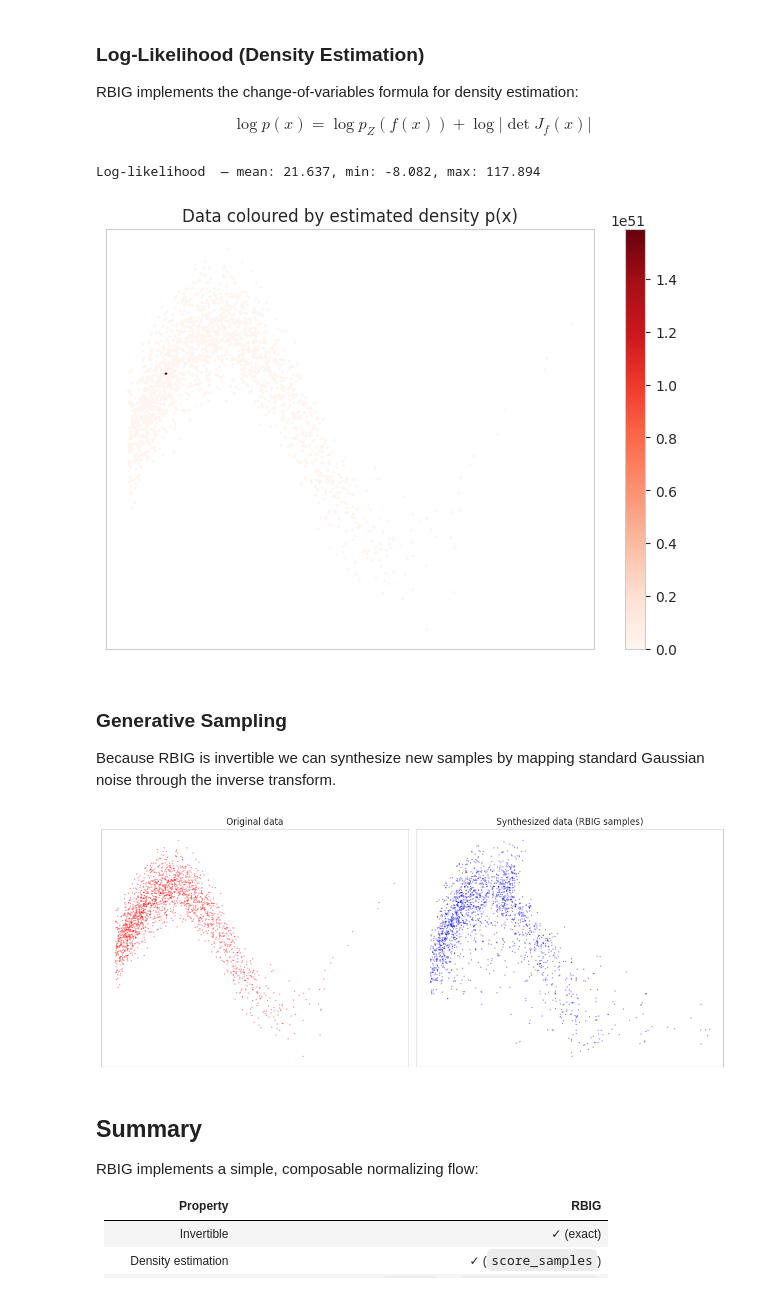
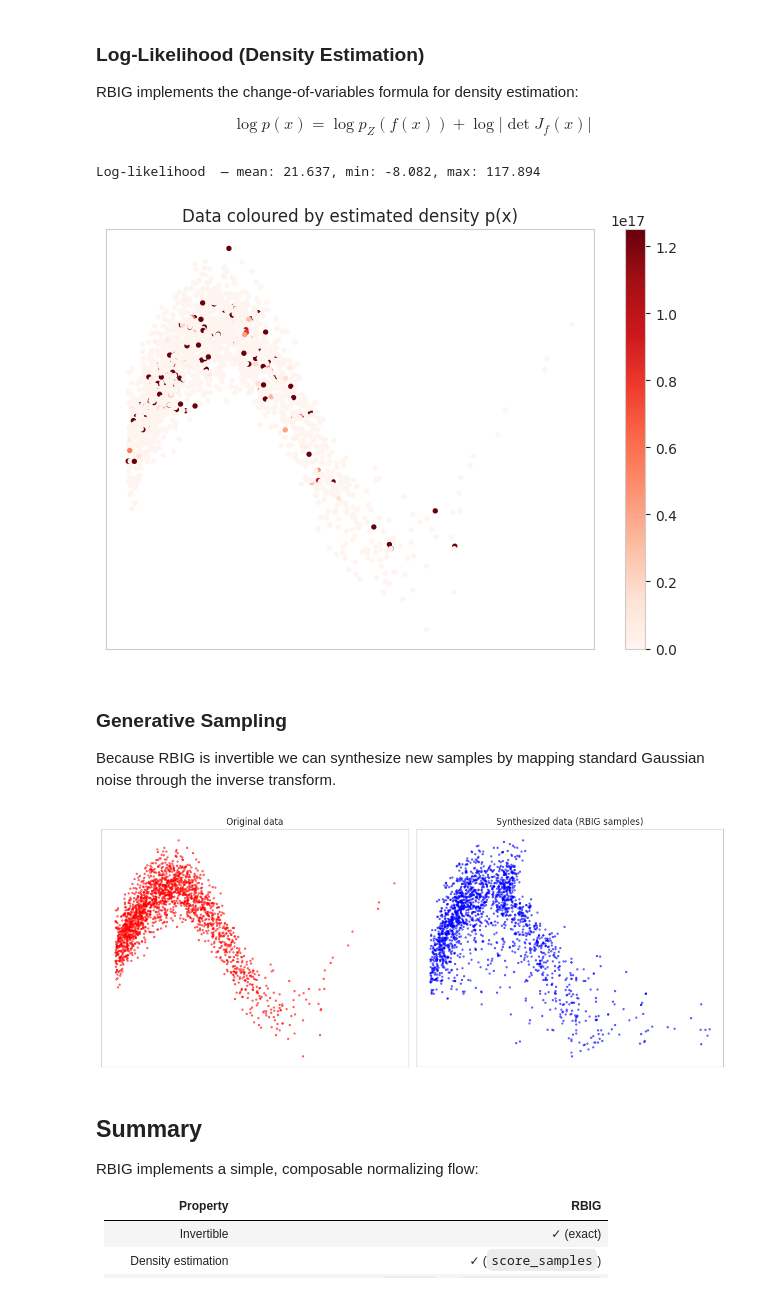
Before and after one commit to jejjohnson/rbig, a Jupyter notebook: docs/notebooks/08_innf_demo.ipynb, the cells around one changed output. Cells and saved outputs as stored; diff of their text form; code cells hidden in the pictures.

```diff
--- a/docs/notebooks/08_innf_demo.ipynb
+++ b/docs/notebooks/08_innf_demo.ipynb
@@ -185,7 +185,9 @@ print(
 )
 
 fig, ax = plt.subplots()
-h = ax.scatter(X[:, 0], X[:, 1], s=1, c=np.exp(log_probs), cmap="Reds")
+probs = np.exp(log_probs)
+vmax = np.percentile(probs, 95)
+h = ax.scatter(X[:, 0], X[:, 1], s=8, c=probs, cmap="Reds", vmax=vmax)
 ax.set_title("Data coloured by estimated density p(x)")
 ax.set_xticks([])
 ax.set_yticks([])
@@ -194,7 +196,7 @@ plt.tight_layout()
 plt.show()
 # %% [output]
 Log-likelihood  — mean: 21.637, min: -8.082, max: 117.894
-[figure, old version]
+[figure, new version]
 # %% [markdown]
 ### Generative Sampling
 
@@ -203,21 +205,21 @@ Gaussian noise through the inverse transform.
 # %%
 X_synth = rbig_full.sample(n_samples=n_samples, random_state=42)
 
 fig, axes = plt.subplots(1, 2, figsize=(12, 5))
-axes[0].scatter(X[:, 0], X[:, 1], s=1, alpha=0.3, c="red")
+axes[0].scatter(X[:, 0], X[:, 1], s=5, alpha=0.5, c="red")
 axes[0].set_title("Original data")
 axes[0].set_xticks([])
 axes[0].set_yticks([])
 
-axes[1].scatter(X_synth[:, 0], X_synth[:, 1], s=1, alpha=0.3, c="blue")
+axes[1].scatter(X_synth[:, 0], X_synth[:, 1], s=5, alpha=0.5, c="blue")
 axes[1].set_title("Synthesized data (RBIG samples)")
 axes[1].set_xticks([])
 axes[1].set_yticks([])
 
 plt.tight_layout()
 plt.show()
 # %% [output]
-[figure, old version]
+[figure, new version]
 # %% [markdown]
 ## Summary
 
```
Also changed, not shown: parts of 2 cells of this notebook, 13 other files.
